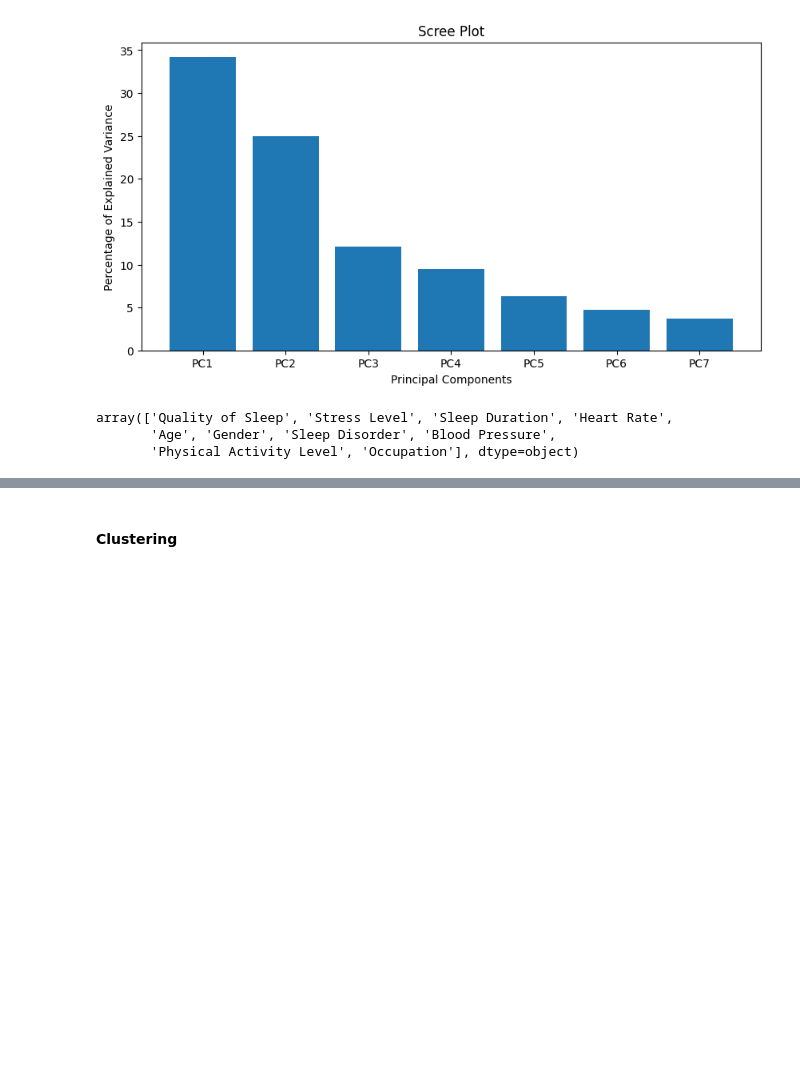
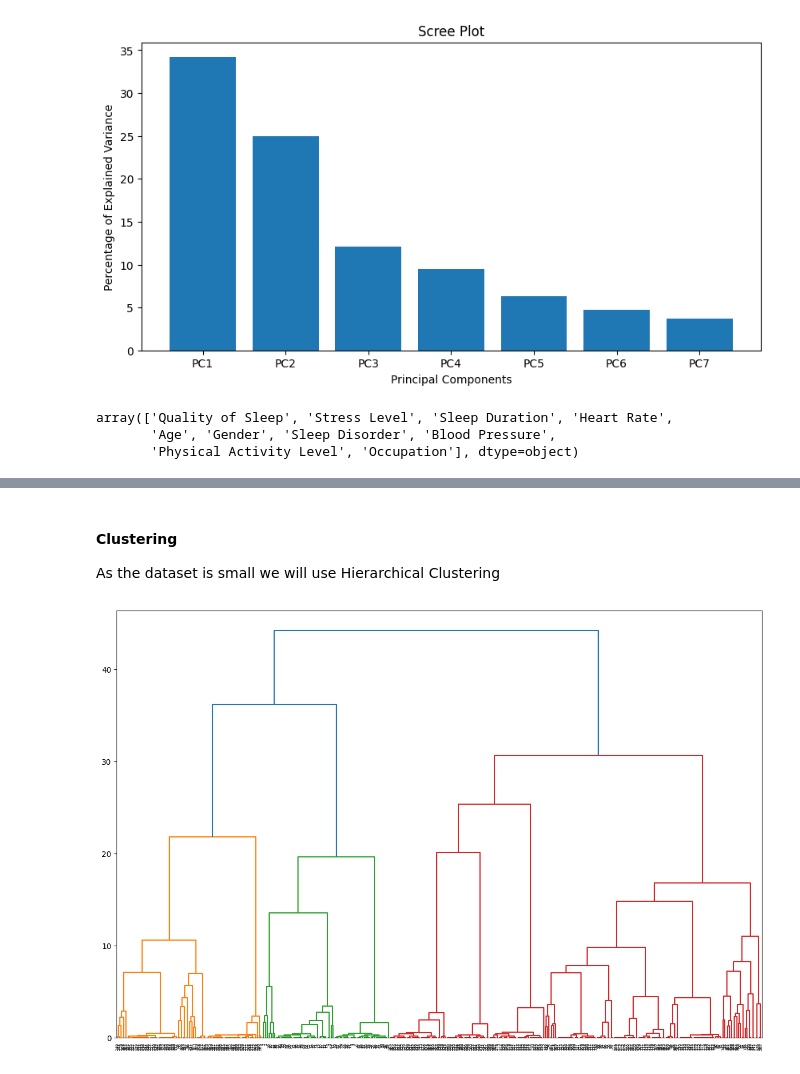
Before and after one commit to LiamHarmon/DAV_CA, a Jupyter notebook: DAV_CA.ipynb, the cells around one changed output, grey strips where cells are left out. Drawn from its saved outputs; the diff is of its cells as text; code cells hidden in the pictures; blank space fills up the shorter version.

```diff
--- a/DAV_CA.ipynb
+++ b/DAV_CA.ipynb
@@ -479,5 +486,16 @@ top_10_features_df.head()
 | 2 | 6 | 8 | 6.2 | 75 | 28 | 0 | 0 | ... |
 | 3 | 4 | 8 | 5.9 | 85 | 28 | 0 | 1 | ... |
 | 4 | 4 | 8 | 5.9 | 85 | 28 | 0 | 1 | ... |
-# %% [markdown]
-#### __Clustering__
+# %% [markdown]
+#### __Clustering__
+
+As the dataset is small we will use Hierarchical Clustering
+# %%
+# Hierarchical Clustering
+from scipy.cluster.hierarchy import dendrogram, linkage
+plt.figure(figsize=(15, 10))
+linked = linkage(X_pca, 'ward')
+dendrogram(linked, orientation='top', distance_sort='descending', show_leaf_counts=True)
+plt.show()
+# %% [output]
+[figure, added]
```
Also changed, not shown: parts of 4 cells of this notebook.
